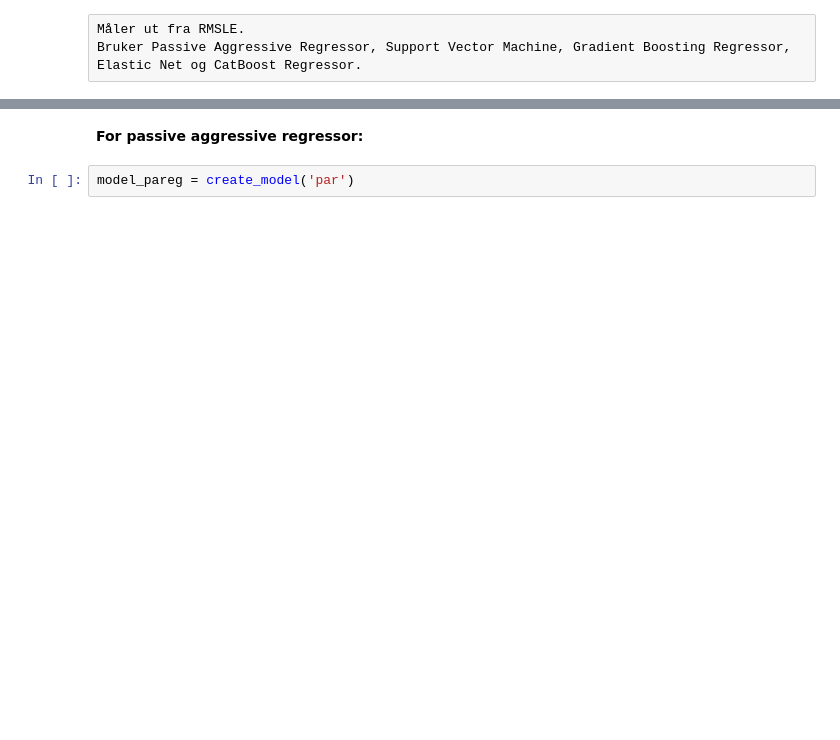
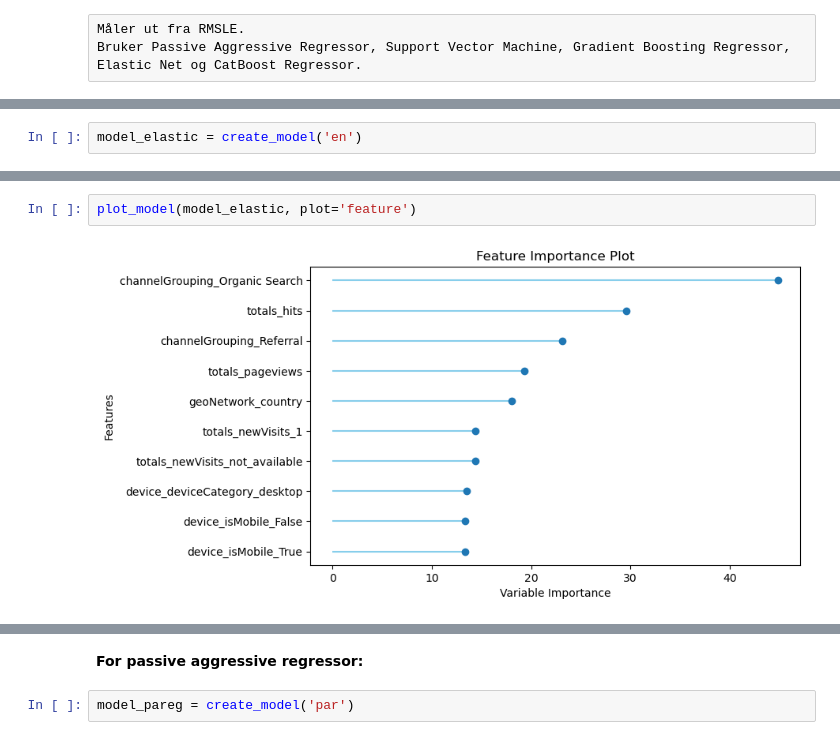
Before and after one commit to h577870/DAT158_ML2, a Jupyter notebook: Customer-revenue-prediction.ipynb, the cells around one changed output, grey strips where cells are left out. Drawn from its saved outputs; the diff is of its cells as text; blank space fills up the shorter version.

```diff
--- a/Customer-revenue-prediction.ipynb
+++ b/Customer-revenue-prediction.ipynb
@@ -304,0 +308,2 @@ Bruker Passive Aggressive Regressor, Support Vector Machine, Gradient Boosting R
+# %%
+model_elastic = create_model('en')
@@ -304,0 +324,4 @@ Bruker Passive Aggressive Regressor, Support Vector Machine, Gradient Boosting R
+# %%
+plot_model(model_elastic, plot='feature')
+# %% [output]
+[figure, added]
```
Also changed, not shown: parts of 24 cells of this notebook, 1 other file.
